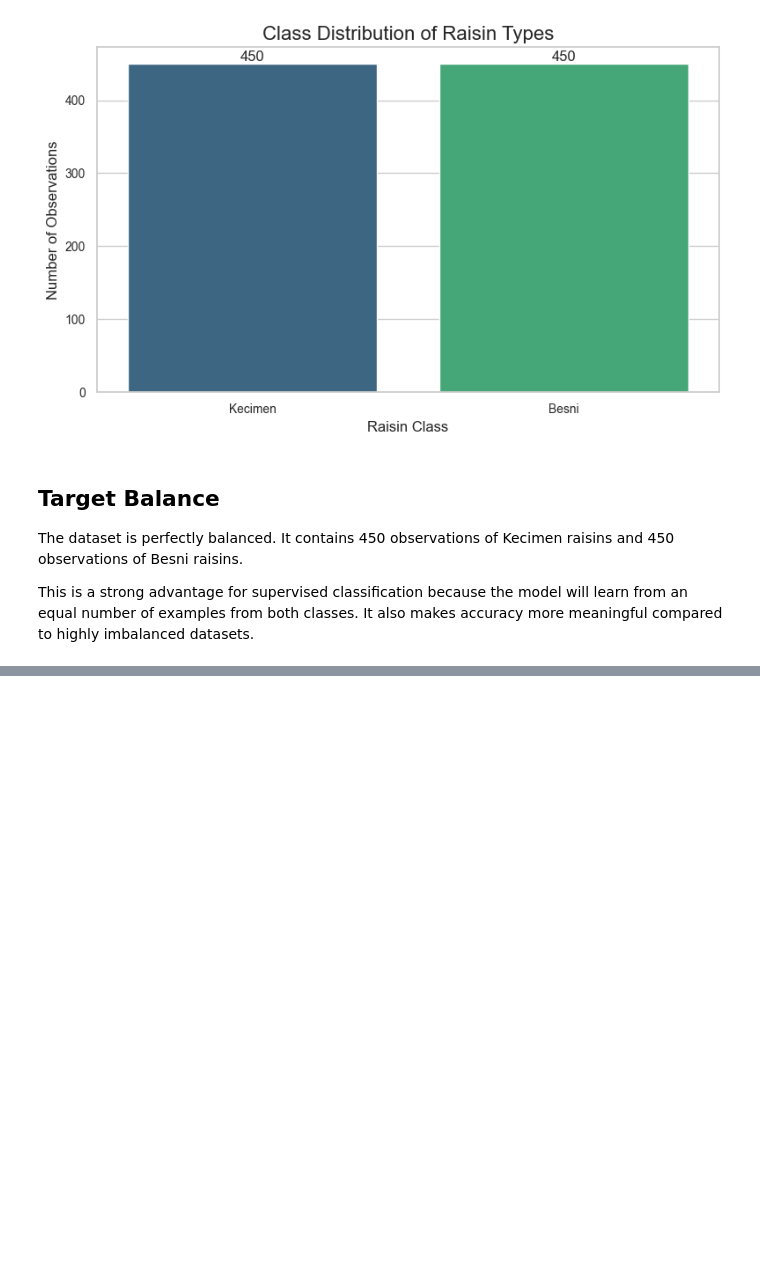
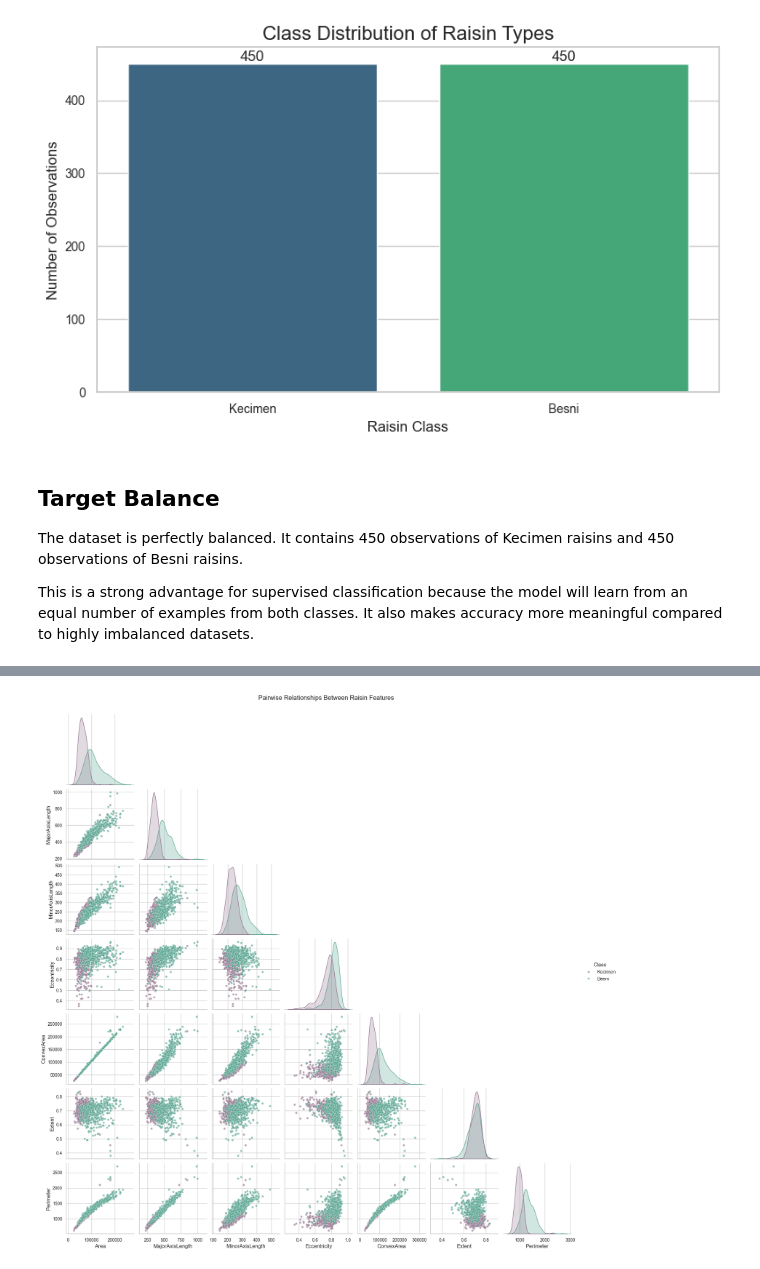
Before and after one commit to mahtabb90/raisin-detective-ml, a Jupyter notebook: notebooks/mahtab/01_data_loading_and_eda.ipynb, the cells around one changed output, grey strips where cells are left out. Saved outputs shown, nothing was run; the diff lists cells and outputs as text; code cells hidden in the pictures; blank space fills up the shorter version.

```diff
--- a/notebooks/mahtab/01_data_loading_and_eda.ipynb
+++ b/notebooks/mahtab/01_data_loading_and_eda.ipynb
@@ -147,0 +287,14 @@ This is a strong advantage for supervised classification because the model will
+# %%
+sns.pairplot(
+    df,
+    hue="Class",
+    vars=numeric_features,
+    palette=["#8E6C88", "#4E9F8A"],
+    corner=True,
+    plot_kws={"alpha": 0.6, "s": 25}
+)
+
+plt.suptitle("Pairwise Relationships Between Raisin Features", y=1.02)
+plt.show()
+# %% [output]
+[figure, added]
```
Also changed, not shown: parts of 11 cells of this notebook.
